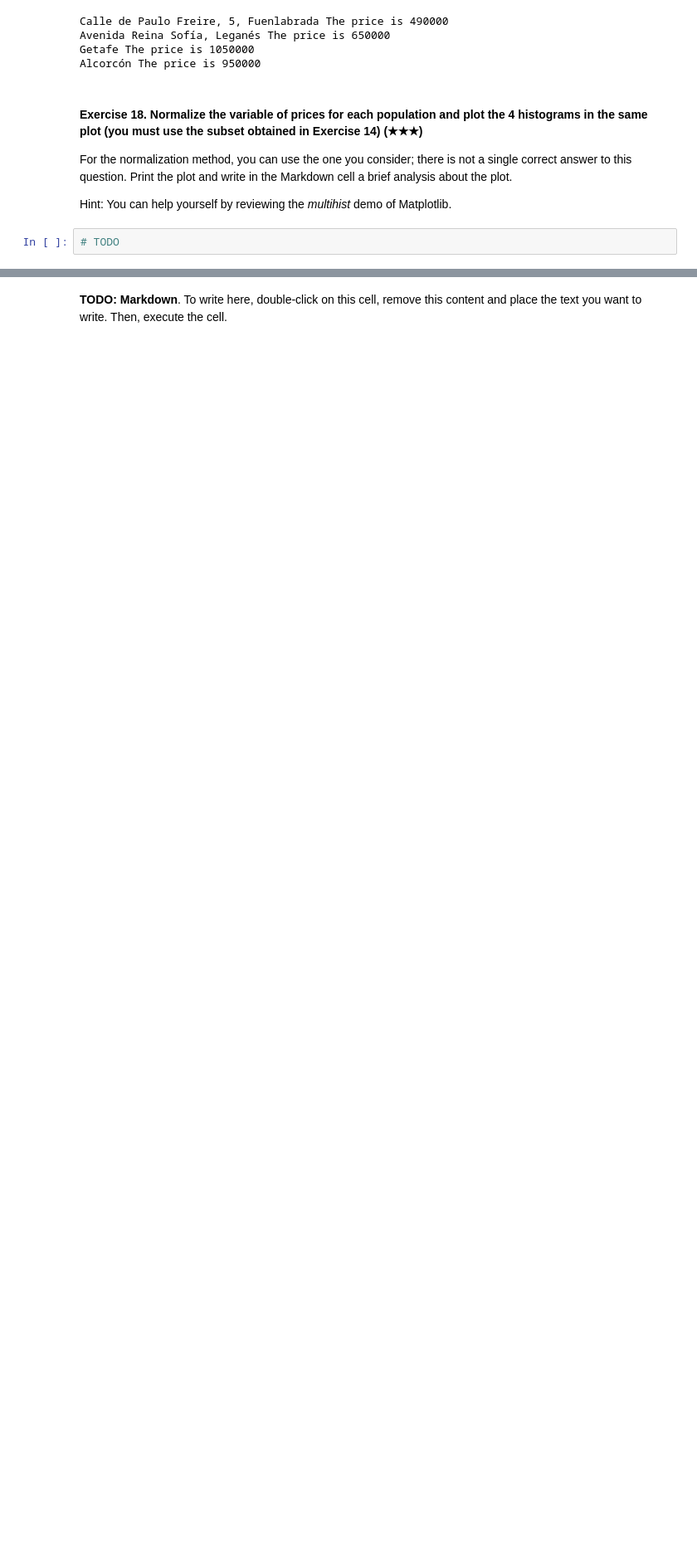
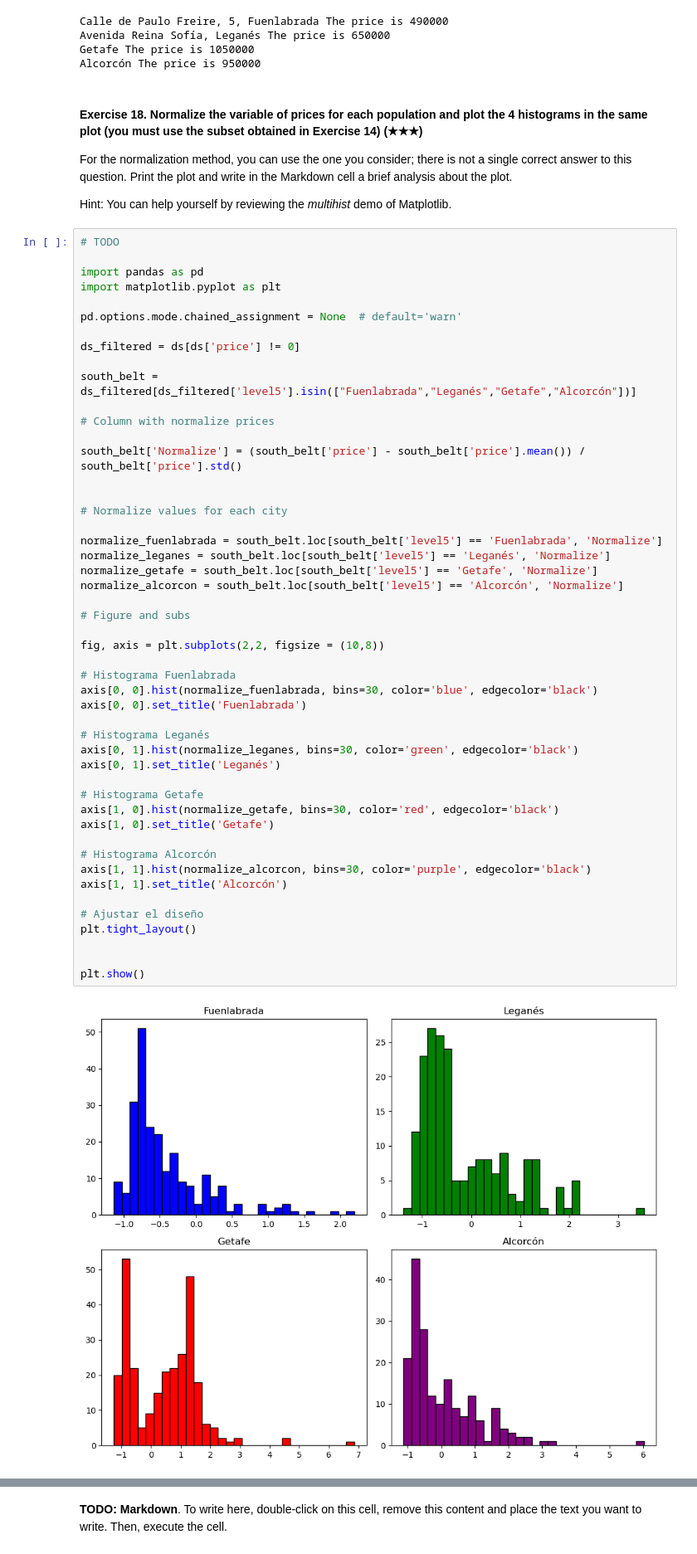
Before and after one commit to FerminRomeroBleda/realestate-datacleanup-exercise, a Jupyter notebook: project.ipynb, the cells around one changed output, grey strips where cells are left out. Shown at 83% size. Saved outputs shown, nothing was run; the diff lists cells and outputs as text; blank space fills up the shorter version.

```diff
--- a/project.ipynb
+++ b/project.ipynb
@@ -508,3 +508,52 @@ For the normalization method, you can use the one you consider; there is not a s
 Hint: You can help yourself by reviewing the *multihist* demo of Matplotlib.
 # %%
 # TODO
+
+import pandas as pd
+import matplotlib.pyplot as plt
+
+pd.options.mode.chained_assignment = None  # default='warn'
+
+ds_filtered = ds[ds['price'] != 0]
+
+south_belt = ds_filtered[ds_filtered['level5'].isin(["Fuenlabrada","Leganés","Getafe","Alcorcón"])]
+
+# Column with normalize prices
+
+south_belt['Normalize'] = (south_belt['price'] - south_belt['price'].mean()) / south_belt['price'].std()
+
+
+# Normalize values for each city
+
+normalize_fuenlabrada = south_belt.loc[south_belt['level5'] == 'Fuenlabrada', 'Normalize']
+normalize_leganes = south_belt.loc[south_belt['level5'] == 'Leganés', 'Normalize']
+normalize_getafe = south_belt.loc[south_belt['level5'] == 'Getafe', 'Normalize']
+normalize_alcorcon = south_belt.loc[south_belt['level5'] == 'Alcorcón', 'Normalize']
+
+# Figure and subs
+
+fig, axis = plt.subplots(2,2, figsize = (10,8))
+
+# Histograma Fuenlabrada
+axis[0, 0].hist(normalize_fuenlabrada, bins=30, color='blue', edgecolor='black')
+axis[0, 0].set_title('Fuenlabrada')
+
+# Histograma Leganés
+axis[0, 1].hist(normalize_leganes, bins=30, color='green', edgecolor='black')
+axis[0, 1].set_title('Leganés')
+
+# Histograma Getafe
+axis[1, 0].hist(normalize_getafe, bins=30, color='red', edgecolor='black')
+axis[1, 0].set_title('Getafe')
+
+# Histograma Alcorcón
+axis[1, 1].hist(normalize_alcorcon, bins=30, color='purple', edgecolor='black')
+axis[1, 1].set_title('Alcorcón')
+
+# Ajustar el diseño
+plt.tight_layout()
+
+
+plt.show()
+# %% [output]
+[figure, added]
```
Also changed, not shown: parts of 1 cell of this notebook.
